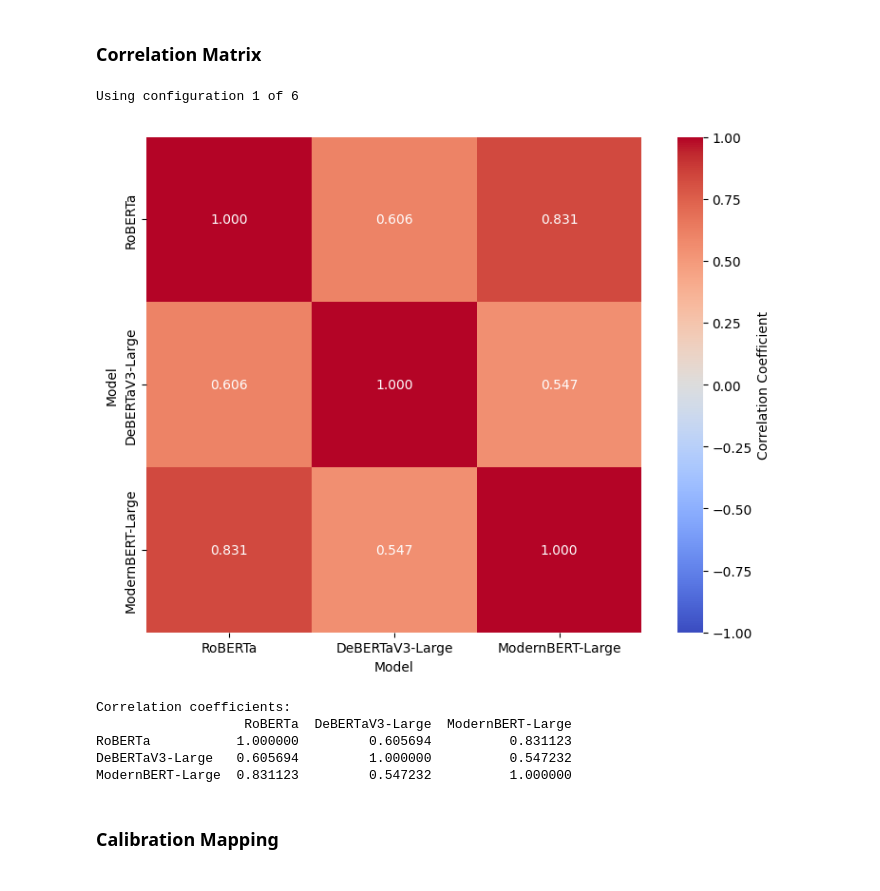
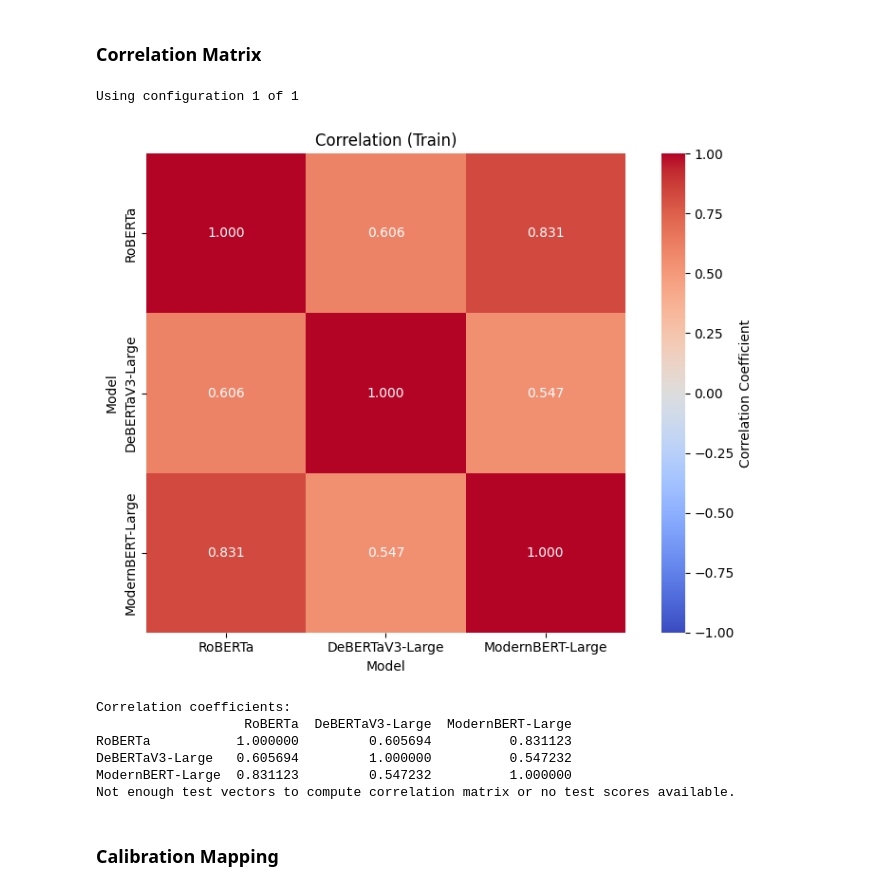
Before and after one commit to itzTerra/vis-desc, a Jupyter notebook: modules/lab/src/evaluation/nli/nli.ipynb, the cells around one changed output. Cells and saved outputs as stored; diff of their text form; code cells hidden in the pictures.

```diff
--- a/modules/lab/src/evaluation/nli/nli.ipynb
+++ b/modules/lab/src/evaluation/nli/nli.ipynb
@@ -64,8 +70,8 @@ from evaluation.nli.helpers import (
 # %% [markdown]
 ### Tables
 # %%
-SELECTED_DIR = METRICS_DIR / "underscore-study"
-files = sorted(SELECTED_DIR.glob("nli_*.json"))
+SELECTED_DIR = METRICS_DIR
+files = sorted(SELECTED_DIR.glob("*.json"))
 items = load_metric_files(files)
 
 # Clean, simple notebook code
@@ -129,24 +115,22 @@ print(latex_b)
 # %%
 CONFIG_IDX = 0
 print(f"Using configuration {CONFIG_IDX + 1} of {len(items)}")
-item = items[CONFIG_IDX] if items else {}
-models = item.get("models", [])
-names = [m.get("model_name", "") for m in models if m.get("scores") is not None]
-score_vectors = [
-    np.asarray(m.get("scores", []), dtype=float)
-    for m in models
-    if m.get("scores") is not None
-]
-pretty_names = [MODEL_NAME_MAP.get(n, n) for n in names]
-plot_correlation_matrix(score_vectors, pretty_names)
+
+# Prepare train/test score data for the selected configuration
+_df_train, _df_test = load_train_test_data(DATA_DIR)
+_score_data = to_model_score_data(items, _df_train, _df_test)
+
+# Plot two correlation matrices: Train and Test
+plot_train_test_correlation_from_score_data(_score_data, CONFIG_IDX)
 # %% [output]
-Using configuration 1 of 6
+Using configuration 1 of 1
-[figure, old version]
+[figure, new version]
 Correlation coefficients:
                    RoBERTa  DeBERTaV3-Large  ModernBERT-Large
 RoBERTa           1.000000         0.605694          0.831123
 DeBERTaV3-Large   0.605694         1.000000          0.547232
 ModernBERT-Large  0.831123         0.547232          1.000000
+Not enough test vectors to compute correlation matrix or no test scores available.
 # %% [markdown]
 ### Calibration Mapping
 # %% [markdown]
```
Also changed, not shown: parts of 17 cells of this notebook, 10 other files.
